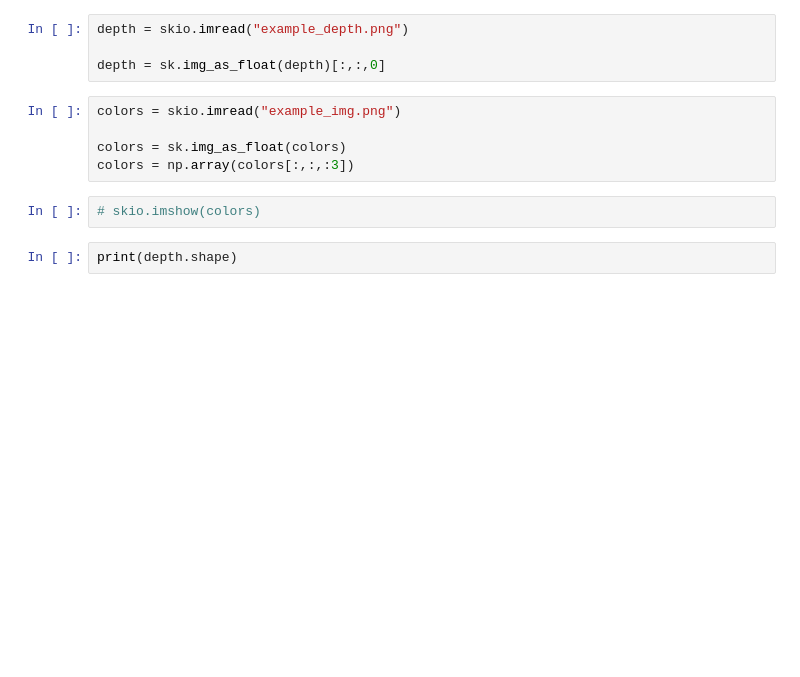
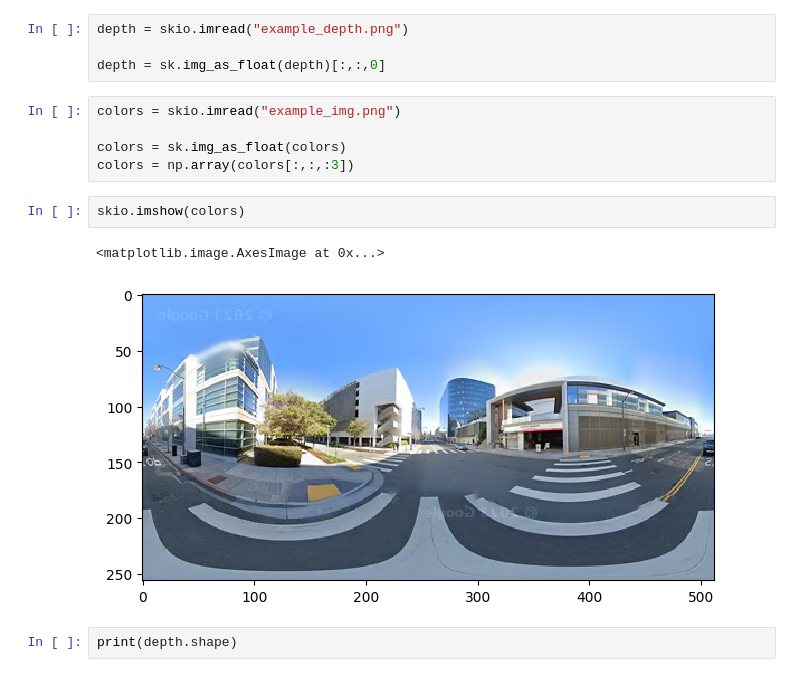
Before and after one commit to degaliang/city_of_pixels, a Jupyter notebook: point_cloud/point_cloud_demo.ipynb, the cells around one changed output. Drawn from its saved outputs; the diff is of its cells as text; blank space fills up the shorter version.

```diff
--- a/point_cloud/point_cloud_demo.ipynb
+++ b/point_cloud/point_cloud_demo.ipynb
@@ -24,7 +25,10 @@ colors = skio.imread("example_img.png")
 colors = sk.img_as_float(colors)
 colors = np.array(colors[:,:,:3])
 # %%
-# skio.imshow(colors)
+skio.imshow(colors)
+# %% [output]
+<matplotlib.image.AxesImage at 0x...>
+[figure, added]
 # %%
 print(depth.shape)
 # %% [output]
```
Also changed, not shown: parts of 13 cells of this notebook, 1 other file.
